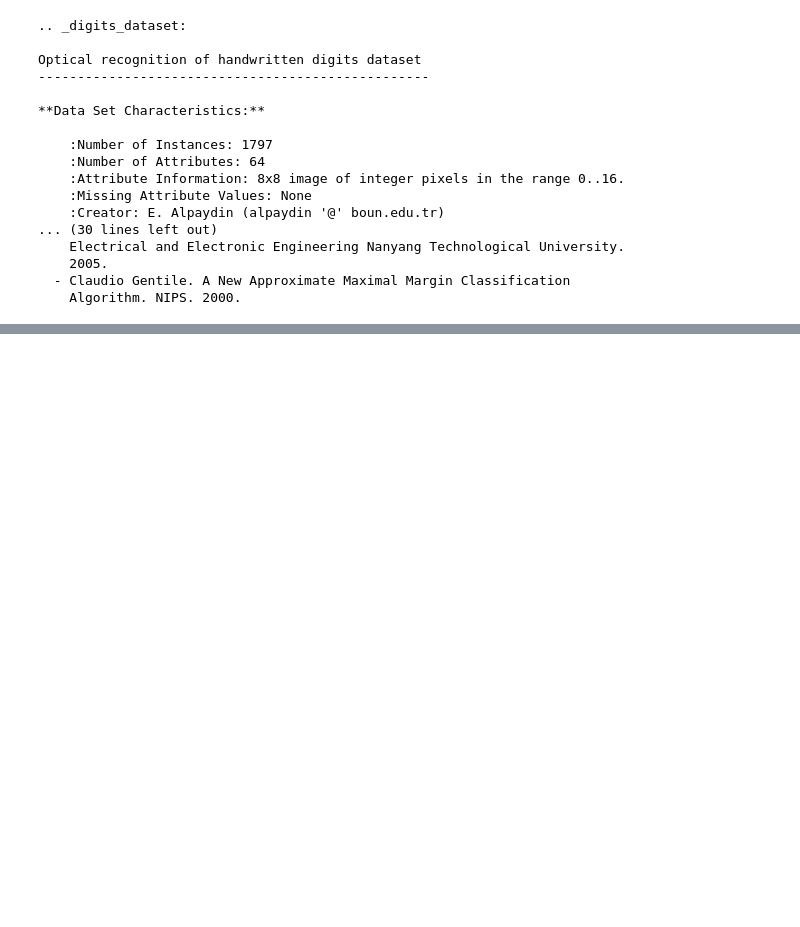
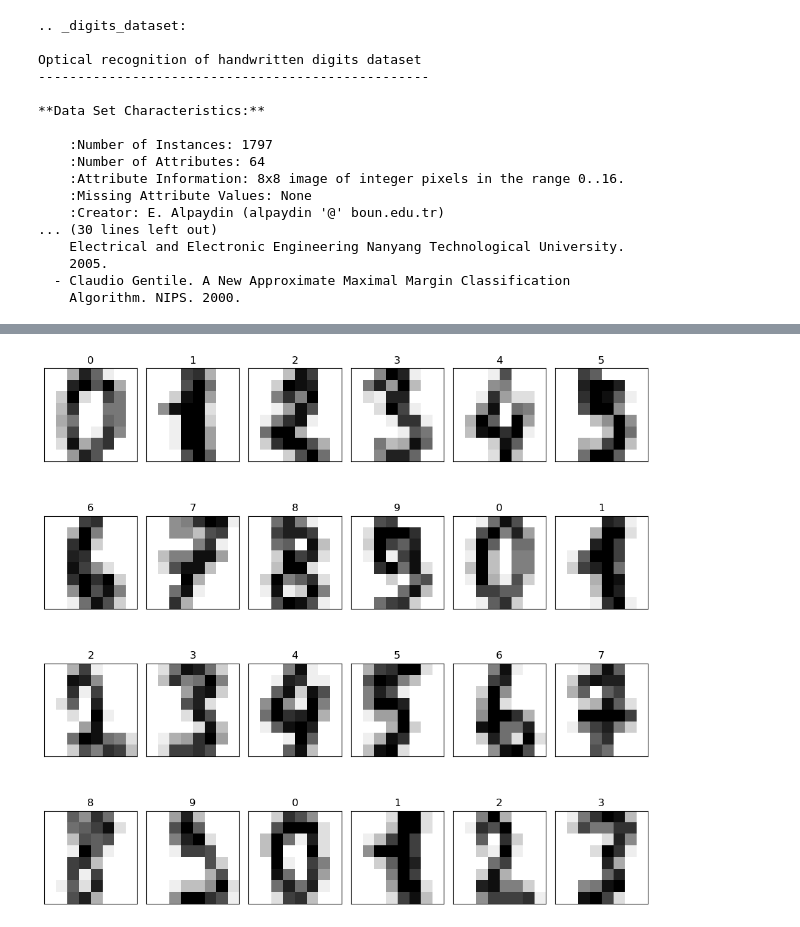
Before and after one commit to Svved/ITS_FirstProject, a Jupyter notebook: Esercizi/MNIST.ipynb, the cells around one changed output, grey strips where cells are left out. Cells and saved outputs as stored; diff of their text form; code cells hidden in the pictures; blank space fills up the shorter version.

```diff
--- a/Esercizi/MNIST.ipynb
+++ b/Esercizi/MNIST.ipynb
@@ -48,0 +96,4 @@ Optical recognition of handwritten digits dataset
+# %%
+show_multiple_img(ds.images[0:24],ds.target[0:24])
+# %% [output]
+[figure, added]
```
Also changed, not shown: parts of 10 cells of this notebook.
